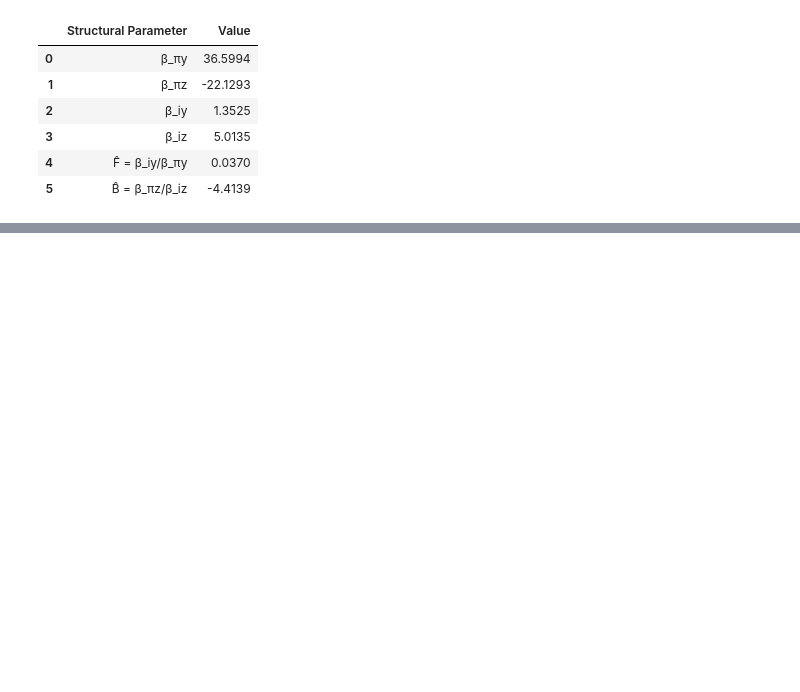
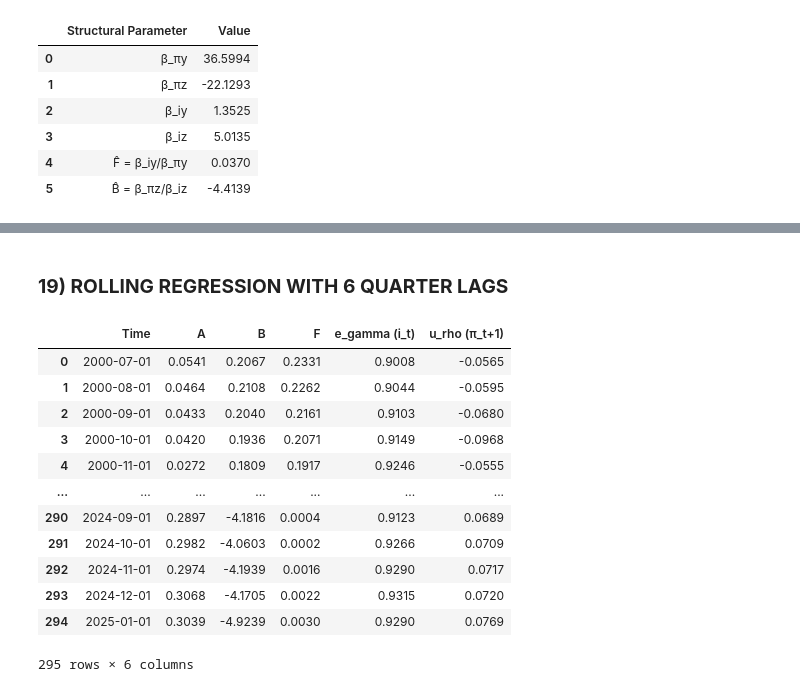
Before and after one commit to EliaLand/Policy_Target_RegimeSwitchingPersistence, a Jupyter notebook: Module3_ar_analysis.ipynb, the cells around one changed output, grey strips where cells are left out. Saved outputs shown, nothing was run; the diff lists cells and outputs as text; code cells hidden in the pictures; blank space fills up the shorter version.

```diff
--- a/Module3_ar_analysis.ipynb
+++ b/Module3_ar_analysis.ipynb
@@ -3806,3 +3806,76 @@ Top 10 Instrument Combinations (R2_pi + R2_i)
    (LogDiff-Monetary Aggregates - M1 (JPY), AR(1)detrend-Domestic Private Debt Securities (% GDP))                      2 0.0055 0.3532     0.3587
                   (LogDiff-Monetary Aggregates - M1 (JPY), LogDiff-Monetary Aggregates - M3 (JPY))                      2 0.0043 0.3528     0.3570
                   (LogDiff-Monetary Aggregates - M1 (JPY), LogDiff-Monetary Aggregates - M2 (JPY))                      2 0.0017 0.3526     0.3543
+# %% [markdown]
+### **19) ROLLING REGRESSION WITH 6 QUARTER LAGS**
+# %%
+# 6-Quarter Lag Policy Instrument 10-Years Rolling Window SISO Regression
+# (!!) 6Q = 18 months in monthly frequency and each lag is here considered in quarter terms
+# (!!!) π_{t+1} = A π_{t-1} + B i_{t-6} + u_{t+1} with u_{t+1} = ρu_t + ε_{t+1}
+# (!!!) i_t = F π_t + u_{t+1} with  u_{t+1} = ρu_t + ε_{t+1}
+
+df = jp_core_hybrid_df[["Time", "LogDiff-HICP (SA)", "Call Money/Interbank Immediate (%)"]].dropna().copy()
+df["Time"] = pd.to_datetime(df["Time"])
+df = df.set_index("Time")
+df.columns = ["pi", "i"]
+
+# Lag & Window
+# (!!!) 2 different types of lag/lead, one for pi and one for i
+lead_pi = -3
+lag_pi = 3
+lag_i = 18
+window = 120
+# Lagged Variables
+# π_t+1
+pi_lead1 = df["pi"].shift(lead_pi)
+# π_t-1
+pi_lag1 = df["pi"].shift(lag_pi)
+# i_t-6
+i_lag6 = df["i"].shift(lag_i)
+
+# Date Allignment
+aligned = pd.concat([pi_lead1, pi_lag1, i_lag6, df["pi"], df["i"]], axis=1).dropna()
+aligned.columns = ["pi_t1", "pi_tm1", "i_tm6", "pi_t", "i_t"]
+
+results = []
+
+# Rolling Window SISO Set Up
+# (!!!) Like we did before, just with different lag
+for start in range(window, len(aligned)):
+    chunk = aligned.iloc[start - window:start]
+# SISO Equation 1: π_{t+1} = A π_{t-1} + B i_{t-6Q}
+# (!!!) exactly like the first time with AR(1) on u_rho
+    X1 = sm.add_constant(chunk[["pi_tm1", "i_tm6"]])
+    m1 = sm.OLS(chunk["pi_t1"], X1).fit()
+    A = m1.params["pi_tm1"]
+    B = m1.params["i_tm6"]
+    u_rho = m1.resid.autocorr(lag=1)
+# SISO Equation 2: i_t = F π_t + u
+    X2 = sm.add_constant(chunk[["pi_t"]])
+    m2 = sm.OLS(chunk["i_t"], X2).fit()
+    F = m2.params["pi_t"]
+    e_gamma = m2.resid.autocorr(lag=1)
+# Combined Results
+    results.append({
+        "Time": aligned.index[start],
+        "A": A, "B": B, "F": F,
+        "e_gamma (i_t)": e_gamma,
+        "u_rho (π_t+1)": u_rho
+    })
+
+results_6qlag_df = pd.DataFrame(results).round(4)
+results_6qlag_df
+# %% [output]
+|  | Time | A | B | F | e_gamma (i_t) | u_rho (π_t+1) |
+| 0 | 2000-07-01 | 0.0541 | 0.2067 | 0.2331 | 0.9008 | -0.0565 |
+| 1 | 2000-08-01 | 0.0464 | 0.2108 | 0.2262 | 0.9044 | -0.0595 |
+| 2 | 2000-09-01 | 0.0433 | 0.2040 | 0.2161 | 0.9103 | -0.0680 |
+| 3 | 2000-10-01 | 0.0420 | 0.1936 | 0.2071 | 0.9149 | -0.0968 |
+| 4 | 2000-11-01 | 0.0272 | 0.1809 | 0.1917 | 0.9246 | -0.0555 |
+| ... | ... | ... | ... | ... | ... | ... |
+| 290 | 2024-09-01 | 0.2897 | -4.1816 | 0.0004 | 0.9123 | 0.0689 |
+| 291 | 2024-10-01 | 0.2982 | -4.0603 | 0.0002 | 0.9266 | 0.0709 |
+| 292 | 2024-11-01 | 0.2974 | -4.1939 | 0.0016 | 0.9290 | 0.0717 |
+| 293 | 2024-12-01 | 0.3068 | -4.1705 | 0.0022 | 0.9315 | 0.0720 |
+| 294 | 2025-01-01 | 0.3039 | -4.9239 | 0.0030 | 0.9290 | 0.0769 |
+295 rows × 6 columns
```
Also changed, not shown: parts of 1 cell of this notebook, 2 other files.
